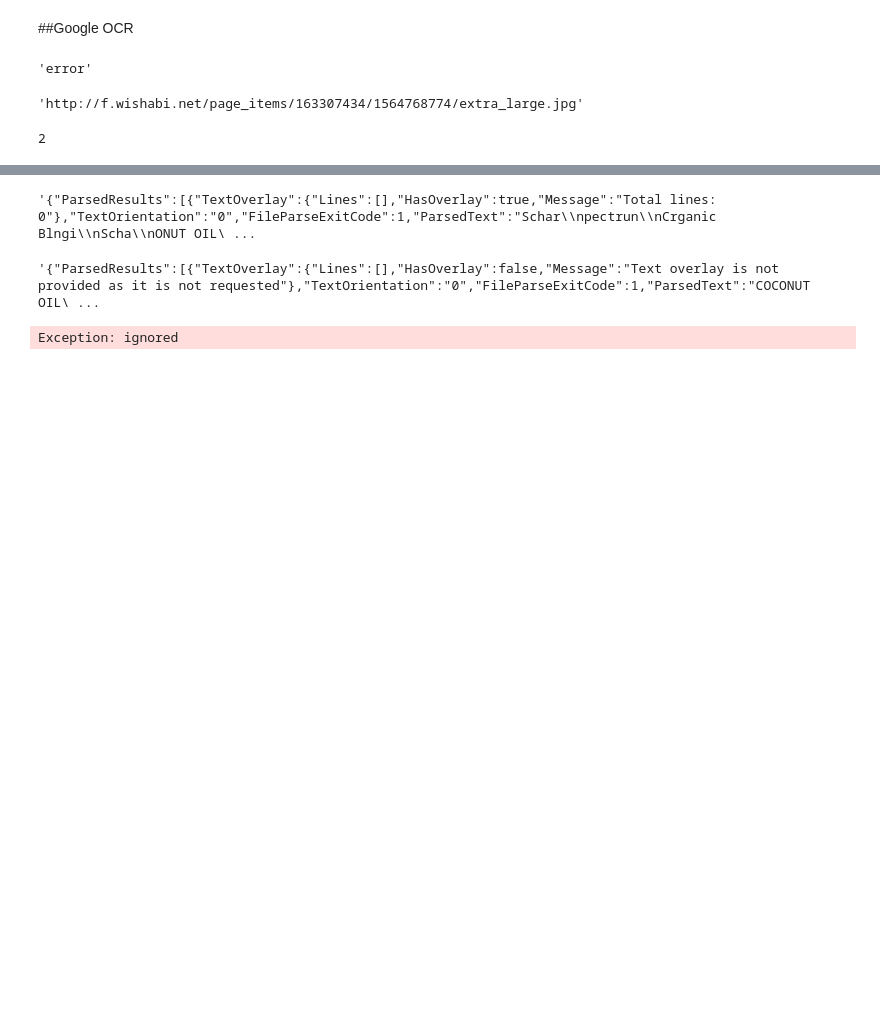
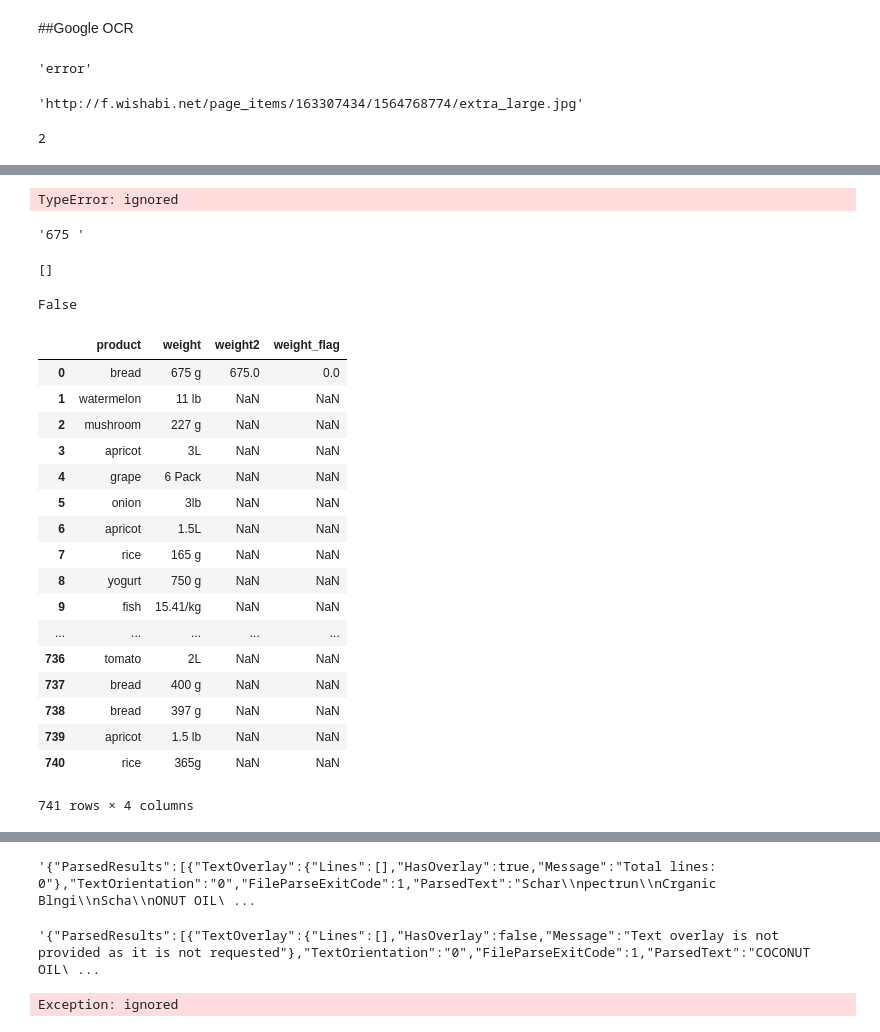
Before and after one commit to Bahramif/Deep-Trading, a Jupyter notebook: flipp_mehdi_weight_OCR.ipynb, the cells around one changed output, grey strips where cells are left out. Cells and saved outputs as stored; diff of their text form; code cells hidden in the pictures; blank space fills up the shorter version.

```diff
--- a/flipp_mehdi_weight_OCR.ipynb
+++ b/flipp_mehdi_weight_OCR.ipynb
@@ -310,3 +305,6 @@ df_sort_food2.shape
+# %%
+import pandas as pd
+df_sort_food2=pd.read_csv('flipp_product.csv')
 # %% [markdown]
 ## OCR Image
 # %%
@@ -530,6 +528,3 @@ k=(Weight(df_sort_food2.ocr_name[0],df_sort_food2.loc[0,"product"]))
 len(k)
 # %% [output]
 2
-# %%
-product=df_sort_food2.loc[0,'product'].lower()
-k[0] in (p.plural(product),product)
@@ -537,0 +537,13 @@ False
+# %%
+for i in df_sort_food2.index:
+  list_weight=Weight(df_sort_food2.ocr_name[i],df_sort_food2.loc[i,"product"])
+  product=df_sort_food2.loc[i,'product'].lower()
+
+  if len(list_weight[0])==0 and len(list_weight[1])==0 :
+    df_sort_food2.loc[i,'weight']='NaN'
+  if len(list_weight[0])==0 and len(list_weight[1])>=1 :
+    df_sort_food2.loc[i,'weight']=1
+  if len(list_weight[0])>=1 and len(list_weight[1])==0 :
+    df_sort_food2.loc[i,'weight']=list_weight[0][0]
+  if len(list_weight[0])>=1 and len(list_weight[1])>=1 and list_weight[1][0][0].lower() in (p.plural(product),product) :
+    df_sort_food2.loc[i,'weight']=list_weight[0][0]
@@ -538,2 +559,63 @@ False
+# %%
+for i in df_sort_food2.index:
+  val=df_sort_food2.loc[i,'weight']
+  df_sort_food2.loc[i,'weight_flag']=0
+  if df_sort_food2.loc[i,'weight']== 1:
+    df_sort_food2.loc[i,'weight_flag']=1
+  elif any(re.findall('/', df_sort_food2.loc[11,'weight'])) and df_sort_food2.loc[i,'weight'][-2:].lower() == 'kg' and df_sort_food2.loc[i,'weight'][-3:].lower() == 'kg':
+    df_sort_food2.loc[i,'weight2']=float(re.findall("\d+\.\d+",df_sort_food2.loc[i,'weight'][:-2]))*1000
+  elif any(re.findall('/', df_sort_food2.loc[11,'weight'])) and df_sort_food2.loc[i,'weight'][-2:].lower() == 'kg' and df_sort_food2.loc[i,'weight'][-3:].lower() == 'kg':
+    df_sort_food2.loc[i,'price_100']=float(re.findall(df_sort_food2.loc[i,'weight'][:-3],"\d+\.\d+") )/10
+  elif df_sort_food2.loc[i,'weight'][-1].lower()=='g' and df_sort_food2.loc[i,'weight'][-2:].lower() != 'kg':
+    df_sort_food2.loc[i,'weight2']=float(re.findall(df_sort_food2.loc[i,'weight'][:-1],"\d+\.\d+") )
+  elif df_sort_food2.loc[i,'weight'][-1].lower()=='l' and df_sort_food2.loc[i,'weight'][-2:].lower()=='ml':
+    df_sort_food2.loc[i,'weight2']=float(re.findall(df_sort_food2.loc[i,'weight'][:-2],"\d+\.\d+") )
+  elif df_sort_food2.loc[i,'weight'][-1].lower()=='l' and df_sort_food2.loc[i,'weight'][-2:].lower()!='ml':
+    df_sort_food2.loc[i,'weight2']=float(re.findall(df_sort_food2.loc[i,'weight'][:-1],"\d+\.\d+") )*1000
+  elif any(re.findall('/', df_sort_food2.loc[11,'weight'])) and df_sort_food2.loc[i,'weight'][-2:].lower() == 'lb':
+    df_sort_food2.loc[i,'weight2']=float(re.findall(df_sort_food2.loc[i,'weight'][:-2],"\d+\.\d+") )*453.592
+  elif any(re.findall('/', df_sort_food2.loc[11,'weight'])) and df_sort_food2.loc[i,'weight'][-2:].lower() == 'lb':
+    df_sort_food2.loc[i,'price_100']=float(re.findall(df_sort_food2.loc[i,'weight'][:-2],"\d+\.\d+") )/4.53592
+  elif df_sort_food2.loc[i,'weight'][-2:].lower() == 'oz':
+    df_sort_food2.loc[i,'weight2']=float(re.findall(df_sort_food2.loc[i,'weight'][:-2],"\d+\.\d+") )*28.3495
+  elif df_sort_food2.loc[i,'weight'][-4:].lower() == 'pack':
+    df_sort_food2.loc[i,'weight_flag']=1
+# %% [output]
+TypeError: ignored
+# %%
+df_sort_food2.loc[i,'weight'][:-1]
+# %% [output]
+'675 '
+# %%
+re.findall(df_sort_food2.loc[i,'weight'][:-1],r":?\d+")
+# %% [output]
+[]
+# %%
+i=18
+list_weight=Weight(df_sort_food2.ocr_name[i],df_sort_food2.loc[i,"product"])
+len(list_weight[0])==0 and len(list_weight[1])>=1
+# %% [output]
+False
+# %%
+df_sort_food2[['product','weight','weight2','weight_flag']]
+# %% [output]
+|  | product | weight | weight2 | weight_flag |
+| 0 | bread | 675 g | 675.0 | 0.0 |
+| 1 | watermelon | 11 lb | NaN | NaN |
+| 2 | mushroom | 227 g | NaN | NaN |
+| 3 | apricot | 3L | NaN | NaN |
+| 4 | grape | 6 Pack | NaN | NaN |
+| 5 | onion | 3lb | NaN | NaN |
+| 6 | apricot | 1.5L | NaN | NaN |
+| 7 | rice | 165 g | NaN | NaN |
+| 8 | yogurt | 750 g | NaN | NaN |
+| 9 | fish | 15.41/kg | NaN | NaN |
+| ... | ... | ... | ... | ... |
+| 736 | tomato | 2L | NaN | NaN |
+| 737 | bread | 400 g | NaN | NaN |
+| 738 | bread | 397 g | NaN | NaN |
+| 739 | apricot | 1.5 lb | NaN | NaN |
+| 740 | rice | 365g | NaN | NaN |
+741 rows × 4 columns
 # %%
 for i in df_sort_food2.index:
```
Also changed, not shown: parts of 11 cells of this notebook.
